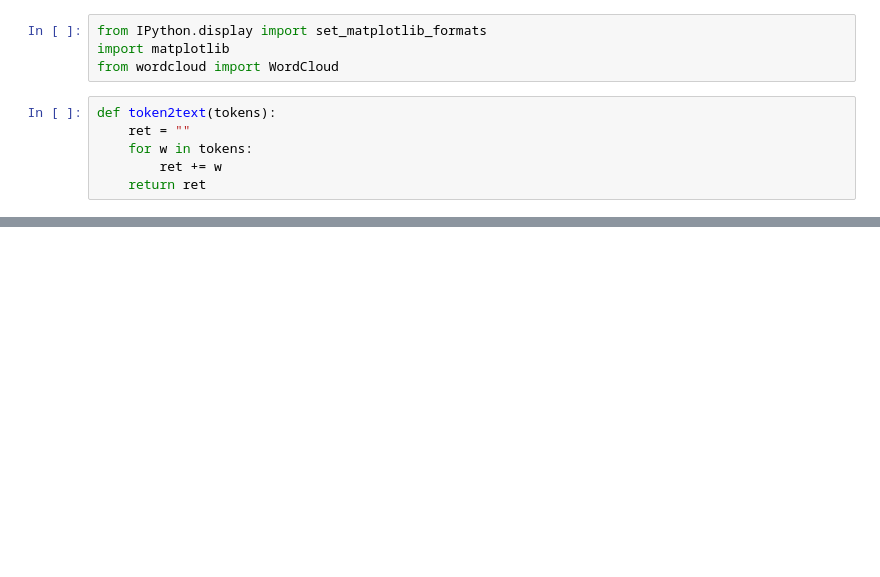
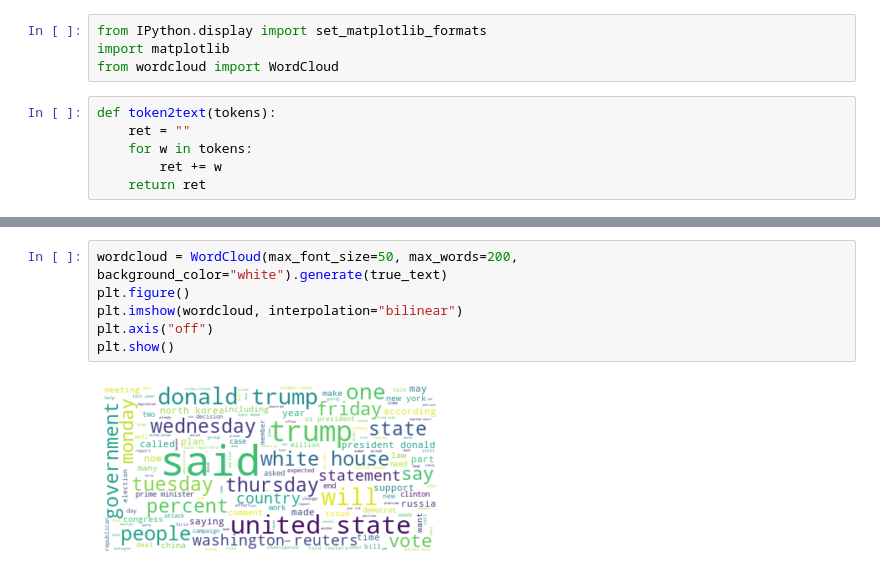
Before and after one commit to TeamChicago/Fake-News-Detection, a Jupyter notebook: Visualization.ipynb, the cells around one changed output, grey strips where cells are left out. Cells and saved outputs as stored; diff of their text form; blank space fills up the shorter version.

```diff
--- a/Visualization.ipynb
+++ b/Visualization.ipynb
@@ -137,0 +139,8 @@ text = fake_data['text_token'].apply(token2text)
+# %%
+wordcloud = WordCloud(max_font_size=50, max_words=200, background_color="white").generate(true_text)
+plt.figure()
+plt.imshow(wordcloud, interpolation="bilinear")
+plt.axis("off")
+plt.show()
+# %% [output]
+[figure, added]
```
Also changed, not shown: parts of 6 cells of this notebook.
